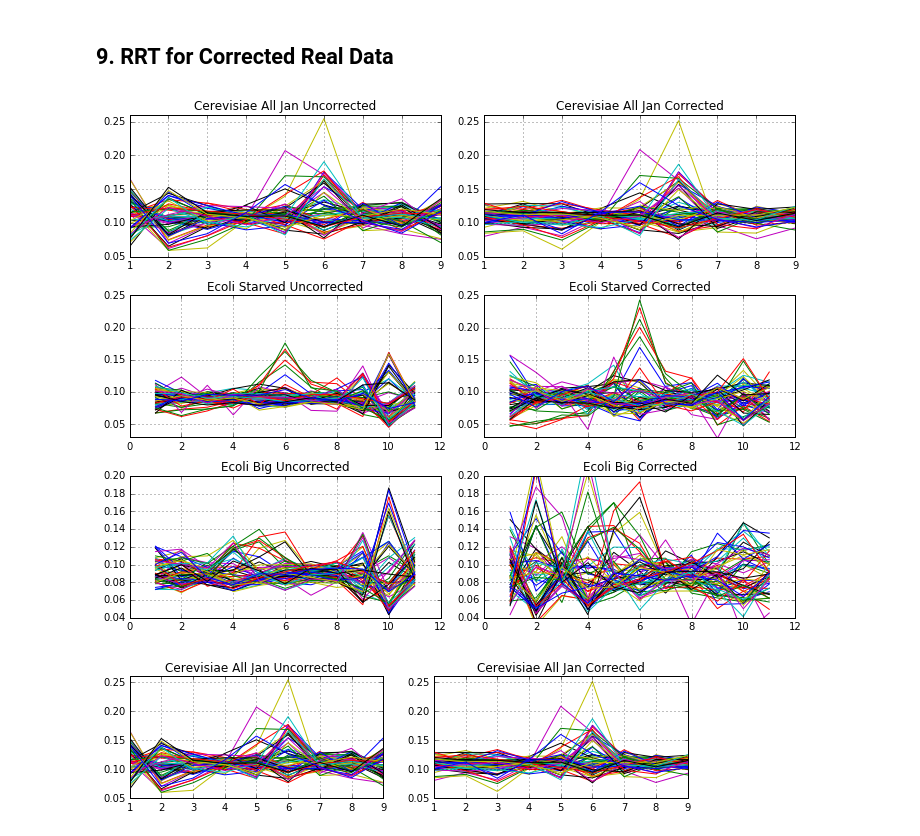
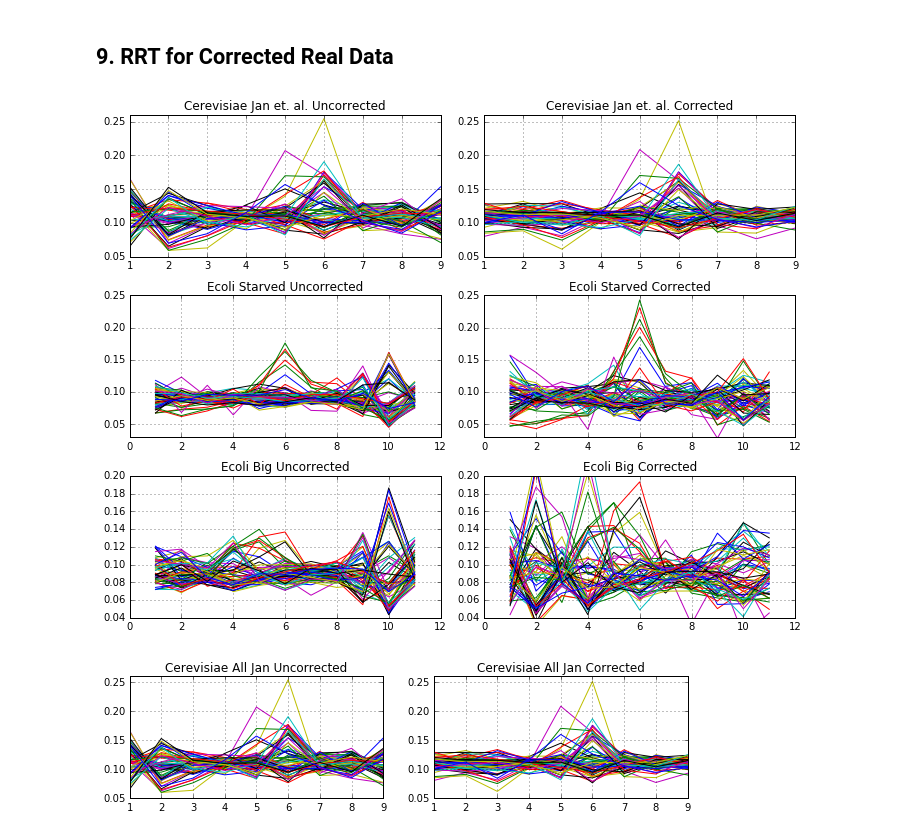
Before and after one commit to ayurovsky/ipython_notebooks_dsl, a Jupyter notebook: end_bias/Test.ipynb, the cells around one changed output. Drawn from its saved outputs; the diff is of its cells as text; code cells hidden in the pictures.

Commit message:
updating graphs

```diff
--- a/end_bias/Test.ipynb
+++ b/end_bias/Test.ipynb
@@ -860,7 +860,7 @@ plt.figure(1, figsize=(10, 10))
 
 plt.subplot(4,2,1)
 plt.ylim(0.05, 0.26)
-plt.title('Cerevisiae All Jan Uncorrected')
+plt.title('Cerevisiae Jan et. al. Uncorrected')
 plt.grid(True)
 csvfile = open('window_stage2_cerevisiae_28.csv')
 reader = csv.reader(csvfile, delimiter=',')
@@ -873,7 +873,7 @@ for row in reader:
 
 plt.subplot(4,2,2)
 plt.ylim(0.05, 0.26)
-plt.title('Cerevisiae All Jan Corrected')
+plt.title('Cerevisiae Jan et. al. Corrected')
 plt.grid(True)
 csvfile = open('window_stage2_v6_all_jan_corrected.csv')
 reader = csv.reader(csvfile, delimiter=',')
@@ -912,34 +912,34 @@ for row in reader:
     plt.plot([1,2,3,4,5,6,7,8,9,10,11],row)
 
 plt.subplot(4,2,5)
 plt.ylim(0.04, 0.2)
 plt.title('Ecoli Big Uncorrected')
 plt.grid(True)
 csvfile = open('window_stage2_ecoli_big_justin.csv')
 reader = csv.reader(csvfile, delimiter=',')
 for row in reader:
     tag = row[0]
     row = row[1:12]
     row = [x.strip('\n') for x in row]
     row = list(map(float, row))
     plt.plot([1,2,3,4,5,6,7,8,9,10,11],row)
 
 plt.subplot(4,2,6)
 plt.ylim(0.04, 0.2)
 plt.title('Ecoli Big Corrected')
 plt.grid(True)
 csvfile = open('window_stage2_ecoli_big_corrected_v6_only28.csv')
 reader = csv.reader(csvfile, delimiter=',')
 for row in reader:
     tag = row[0]
     row = row[1:12]
     row = [x.strip('\n') for x in row]
     row = list(map(float, row))
     plt.plot([1,2,3,4,5,6,7,8,9,10,11],row)
 
 plt.tight_layout()
 # %% [output]
-[figure, old version]
+[figure, new version]
 # %%
 import csv
 %matplotlib inline
```
Also changed, not shown: 1 other file.
